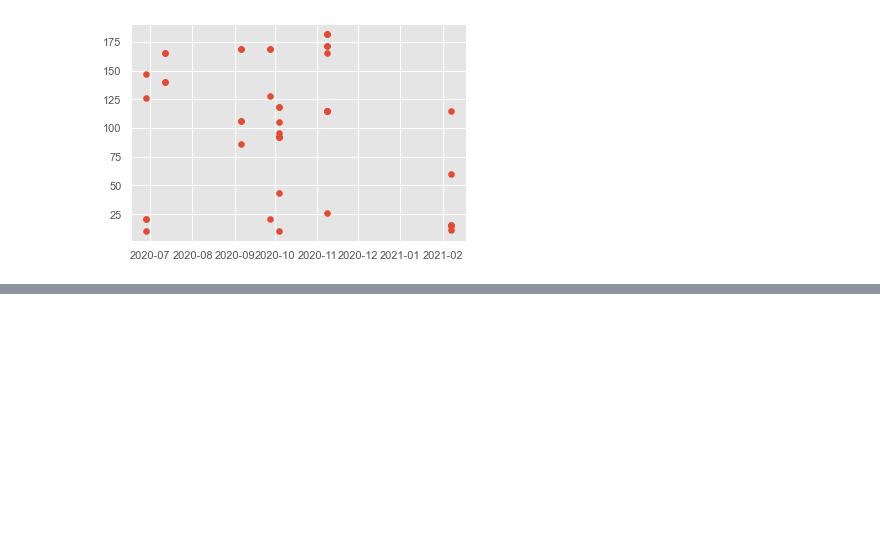
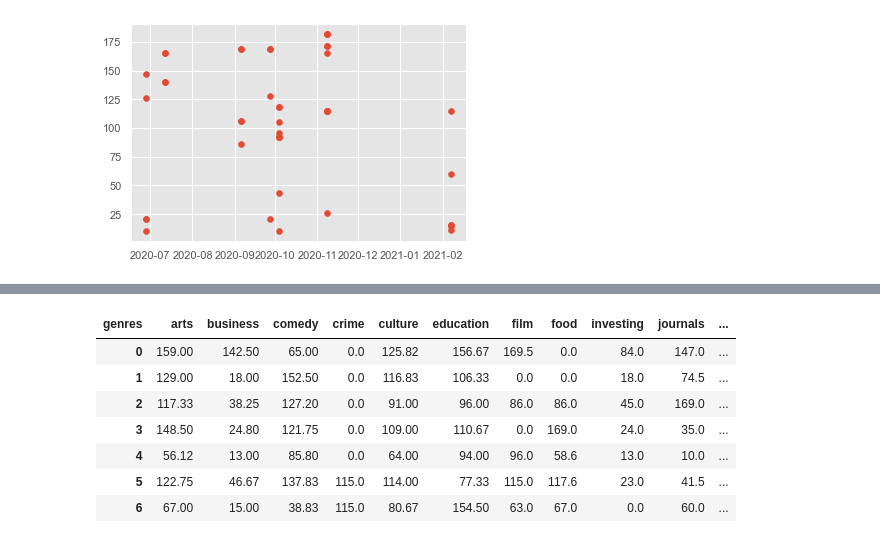
Before and after one commit to ghuelgas/WebScrapingProject, a Jupyter notebook: podcast trends.ipynb, the cells around one changed output, grey strips where cells are left out. Saved outputs shown, nothing was run; the diff lists cells and outputs as text; code cells hidden in the pictures; blank space fills up the shorter version.

```diff
--- a/podcast trends.ipynb
+++ b/podcast trends.ipynb
@@ -151,0 +200,13 @@ sns.heatmap(podcast_corr, mask=mask, cmap=cmap, vmax=.3, center=0,
+# %%
+df_to_concat = podcast_unstack.reset_index()
+df_to_concat.reset_index(inplace = True)
+df_to_concat.drop([(df_to_concat.columns[0]), 'date'], axis=1)
+# %% [output]
+| genres | arts | business | comedy | crime | culture | education | film | food | investing | journals | ... |
+| 0 | 159.00 | 142.50 | 65.00 | 0.0 | 125.82 | 156.67 | 169.5 | 0.0 | 84.0 | 147.0 | ... |
+| 1 | 129.00 | 18.00 | 152.50 | 0.0 | 116.83 | 106.33 | 0.0 | 0.0 | 18.0 | 74.5 | ... |
+| 2 | 117.33 | 38.25 | 127.20 | 0.0 | 91.00 | 96.00 | 86.0 | 86.0 | 45.0 | 169.0 | ... |
+| 3 | 148.50 | 24.80 | 121.75 | 0.0 | 109.00 | 110.67 | 0.0 | 169.0 | 24.0 | 35.0 | ... |
+| 4 | 56.12 | 13.00 | 85.80 | 0.0 | 64.00 | 94.00 | 96.0 | 58.6 | 13.0 | 10.0 | ... |
+| 5 | 122.75 | 46.67 | 137.83 | 115.0 | 114.00 | 77.33 | 115.0 | 117.6 | 23.0 | 41.5 | ... |
+| 6 | 67.00 | 15.00 | 38.83 | 115.0 | 80.67 | 154.50 | 63.0 | 67.0 | 0.0 | 60.0 | ... |
```
Also changed, not shown: parts of 15 cells of this notebook, 2 other files.
